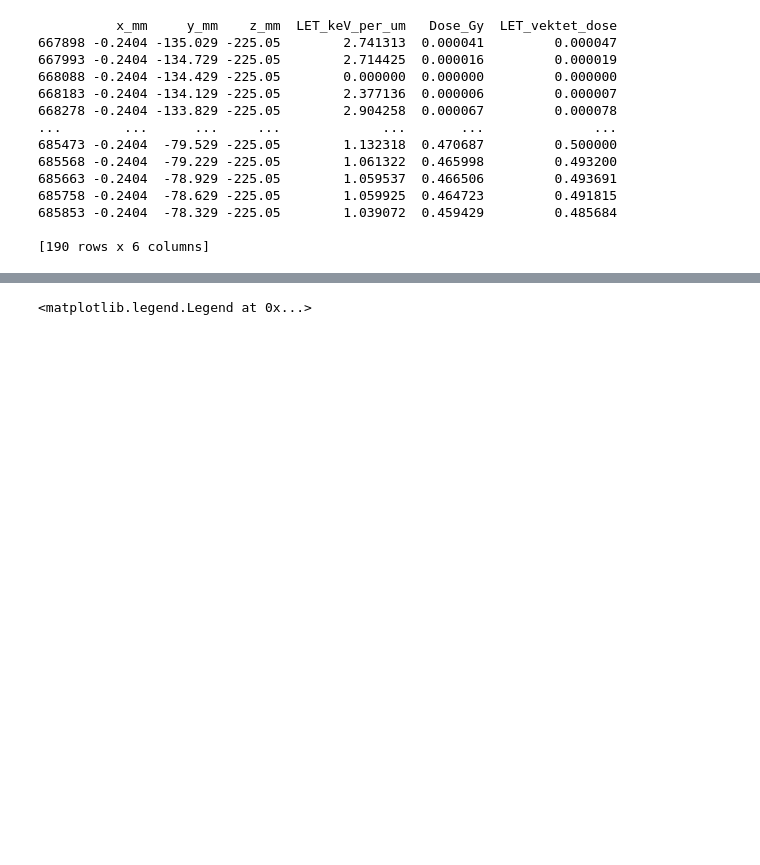
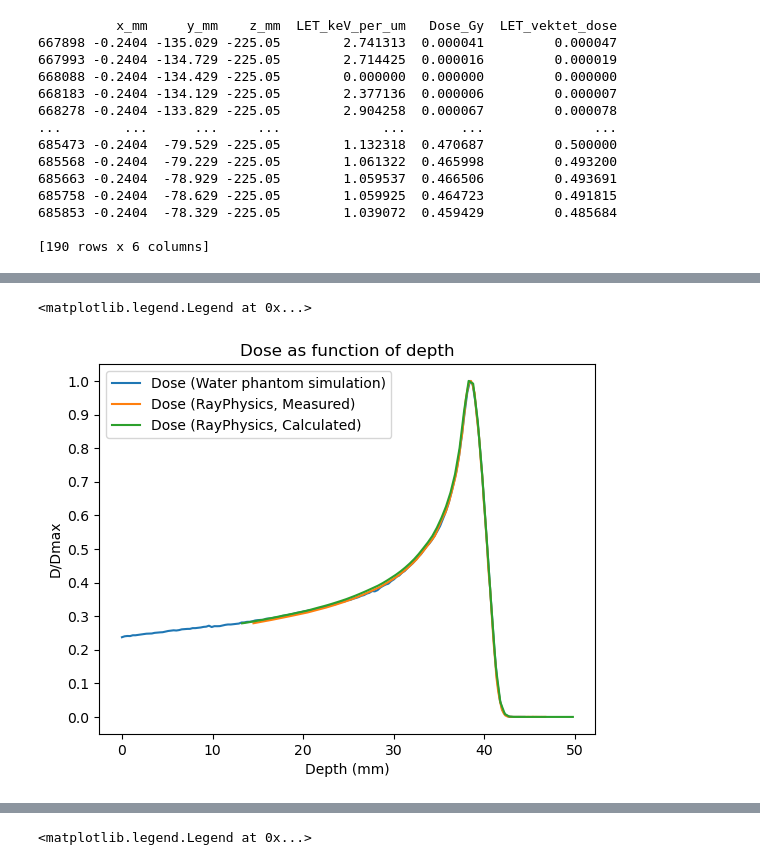
Before and after one commit to BrittHaanen15/Thesis_project, a Jupyter notebook: Python codes/Finding mid LET.ipynb, the cells around one changed output, grey strips where cells are left out. Drawn from its saved outputs; the diff is of its cells as text; code cells hidden in the pictures; blank space fills up the shorter version.

```diff
--- a/Python codes/Finding mid LET.ipynb
+++ b/Python codes/Finding mid LET.ipynb
@@ -87,0 +115,13 @@ Interpolate data to get a useful lookup table
+# %%
+#Plot together with other data to compare
+plt.plot(ydata, dosedata/max(dosedata), label='Dose (Water phantom simulation)')
+plt.plot(RSdepth_m, RSdose_m, label='Dose (RayPhysics, Measured)')
+plt.plot(RSdepth_c, RSdose_c, label='Dose (RayPhysics, Calculated)')
+plt.title('Dose as function of depth')
+plt.xlabel('Depth (mm)')
+plt.ylabel('D/Dmax')
+plt.yticks(np.arange(0, 1.1, 0.1))
+plt.legend()
+# %% [output]
+<matplotlib.legend.Legend at 0x...>
+[figure, added]
```
Also changed, not shown: parts of 16 cells of this notebook.
